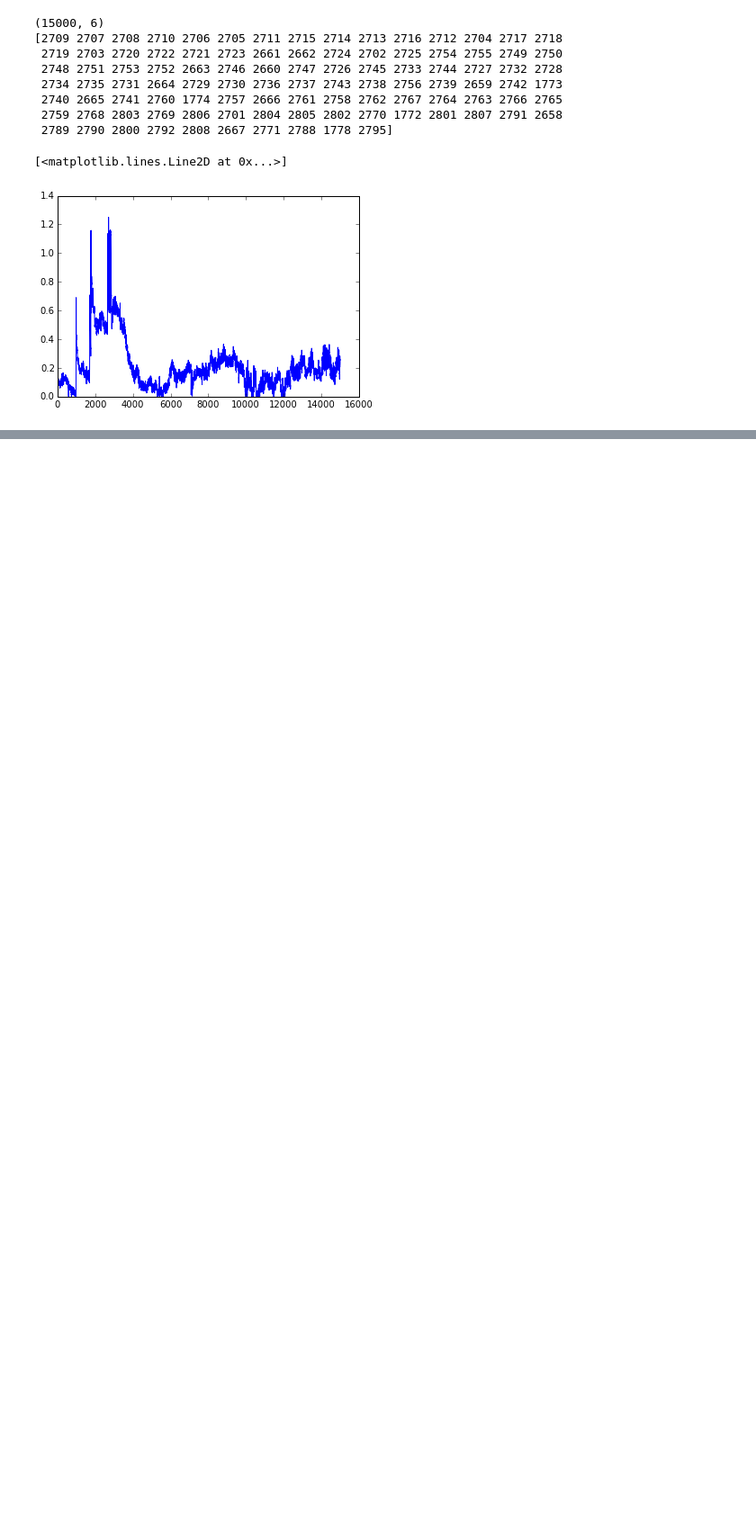
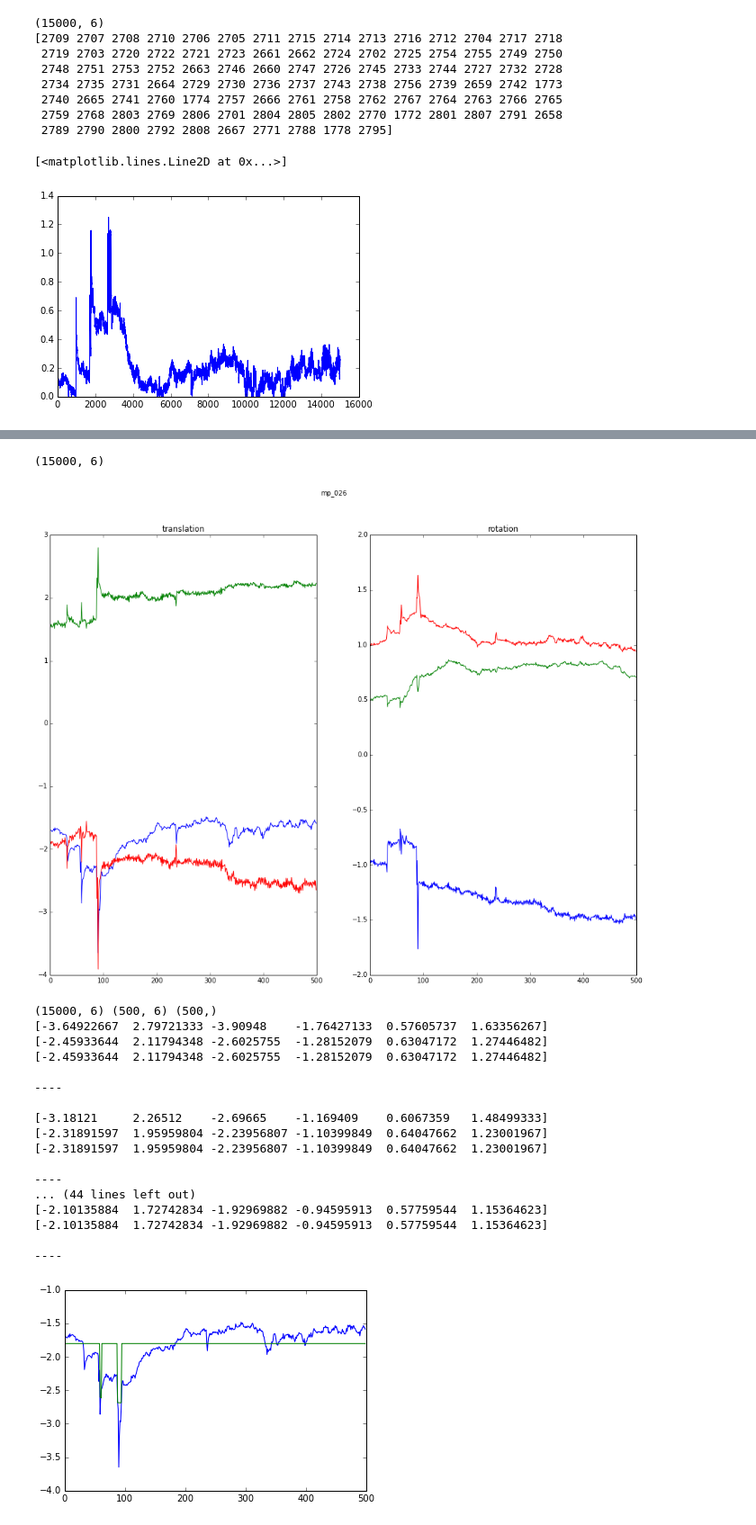
Before and after one commit to simpace/processing-scripts, a Jupyter notebook: simpace/trajectories/slice_avg_trajectories.ipynb, the cells around one changed output, grey strips where cells are left out. Shown at 90% size. Saved outputs shown, nothing was run; the diff lists cells and outputs as text; code cells hidden in the pictures; blank space fills up the shorter version.

Commit message:
a first version of the traj. reduced mvt

```diff
--- a/simpace/trajectories/slice_avg_trajectories.ipynb
+++ b/simpace/trajectories/slice_avg_trajectories.ipynb
@@ -300,0 +329,64 @@ saving  ./trajectories_from_VA/mp_sliceavg_028.txt
+# %%
+traj = 'mp_026'
+data_orig_026 = get_data_orig(pjoin(data_dir,orig_fnames[traj]))
+data_orig_026.shape
+# %% [output]
+(15000, 6)
+# %%
+def apply_fct_to_traj(data_traj, max_idxs, vals, nvols=500, nslices=30):
+    """
+    now, return to orignal sampling: each idx corresponds to nslices slices
+    """
+    assert vals.shape[1] == 6
+
+    data_3d = np.reshape(data_traj, (nvols, nslices, 6))
+    #fct_form = sig.slepian(30, 0.12, sym=True)
+    #fct_form /= fct_form.mean()
+
+    for ii, max_idx in enumerate(max_idxs):
+        print(data_3d[max_idx].mean(axis=0))
+
+        data_idx = data_3d[max_idx] # 30 slices at that max_idx
+        mean_slices = data_idx.mean(axis=0) # mean over slices
+        fct = vals[ii]/mean_slices # such that after mult. the mean of the slices is vals[ii]
+        #fct30x6 = fct_form[:,np.newaxis].dot(fct[np.newaxis,:])
+        #assert np.linalg.norm(fct - fct30x6.mean(axis=0)) < 1.e-10
+        assert len(fct) == 6
+        #assert fct30x6.shape == (30,6)
+        data_idx *= fct
+
+        print(vals[ii])
+        print(data_3d[max_idx].mean(axis=0))
+        print("\n----\n")
+
+    data_traj = np.reshape(data_traj, (nvols*nslices, 6))
+
+    return data_traj
+# %%
+fct = '0.3'
+reduce_param = reduce_peaks_in_average_traj('mp_026',np.arange(11)*.1, nb_max=10, sigma=100,
+                                                 col=0, orig_fnames=orig_fnames, plotON=False)
+data_orig_026 = get_data_orig(pjoin(data_dir,orig_fnames[traj]))
+new_data_mp_26 = apply_fct_to_traj(data_orig_026, reduce_param[fct][0], reduce_param[fct][1])
+out_fname = "tmp_traj_slices" + str(fct) + ".txt"
+np.savetxt(out_fname, new_data_mp_26)
+# %% [output]
+[figure, added]
+(15000, 6) (500, 6) (500,)
+[-3.64922667  2.79721333 -3.90948    -1.76427133  0.57605737  1.63356267]
+[-2.45933644  2.11794348 -2.6025755  -1.28152079  0.63047172  1.27446482]
+[-2.45933644  2.11794348 -2.6025755  -1.28152079  0.63047172  1.27446482]
+
+----
+
+[-3.18121     2.26512    -2.69665    -1.169409    0.6067359   1.48499333]
+[-2.31891597  1.95959804 -2.23956807 -1.10399849  0.64047662  1.23001967]
+[-2.31891597  1.95959804 -2.23956807 -1.10399849  0.64047662  1.23001967]
+
+----
+... (44 lines left out)
+[-2.10135884  1.72742834 -1.92969882 -0.94595913  0.57759544  1.15364623]
+[-2.10135884  1.72742834 -1.92969882 -0.94595913  0.57759544  1.15364623]
+
+----
+[figure, added]
```
Also changed, not shown: parts of 8 cells of this notebook.
